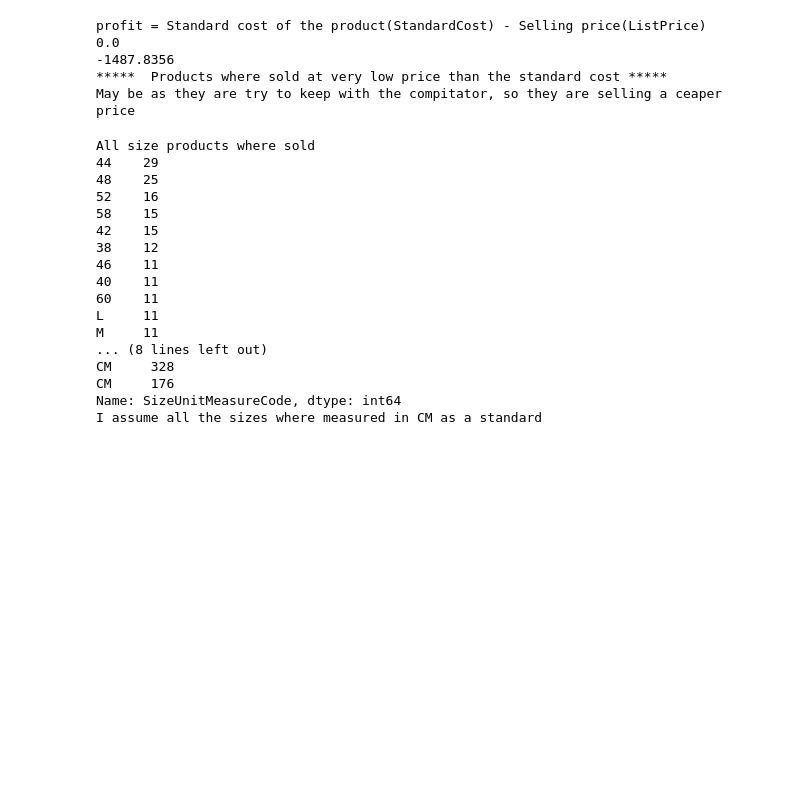
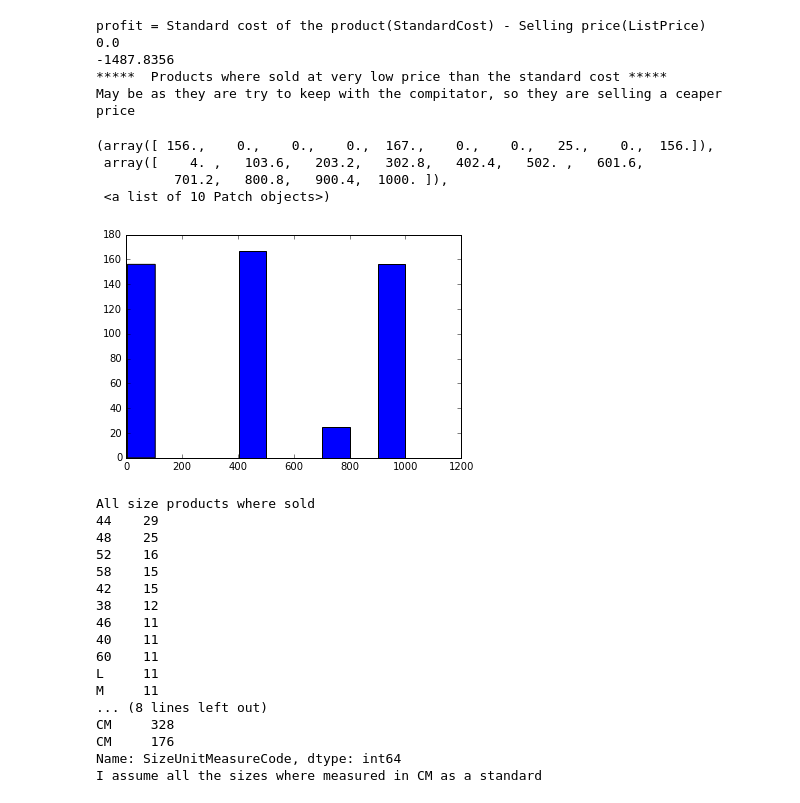
Before and after one commit to SaiNampally/Assignment, a Jupyter notebook: Clustering/EDA-Clustering.ipynb, the cells around one changed output. Drawn from its saved outputs; the diff is of its cells as text; code cells hidden in the pictures; blank space fills up the shorter version.

```diff
--- a/Clustering/EDA-Clustering.ipynb
+++ b/Clustering/EDA-Clustering.ipynb
@@ -85,6 +94,14 @@ profit = Standard cost of the product(StandardCost) - Selling price(ListPrice)
 -1487.8356
 *****  Products where sold at very low price than the standard cost *****
 May be as they are try to keep with the compitator, so they are selling a ceaper price
+# %%
+plt.hist(data.SafetyStockLevel)
+# %% [output]
+(array([ 156.,    0.,    0.,    0.,  167.,    0.,    0.,   25.,    0.,  156.]),
+ array([    4. ,   103.6,   203.2,   302.8,   402.4,   502. ,   601.6,
+          701.2,   800.8,   900.4,  1000. ]),
+ <a list of 10 Patch objects>)
+[figure, added]
 # %%
 print "All size products where sold"
 print(data.Size.value_counts())
```
Also changed, not shown: parts of 7 cells of this notebook.
